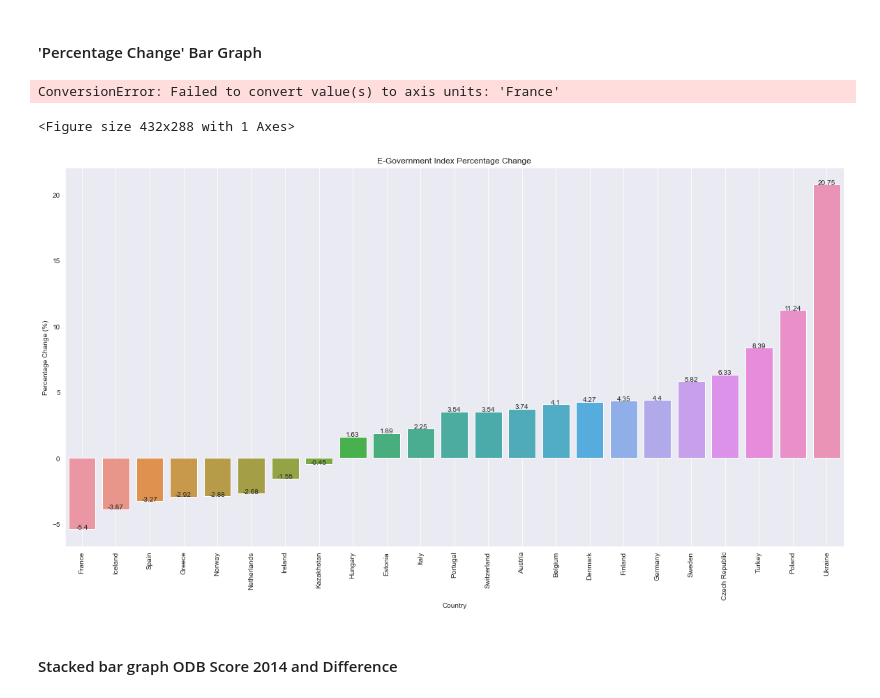
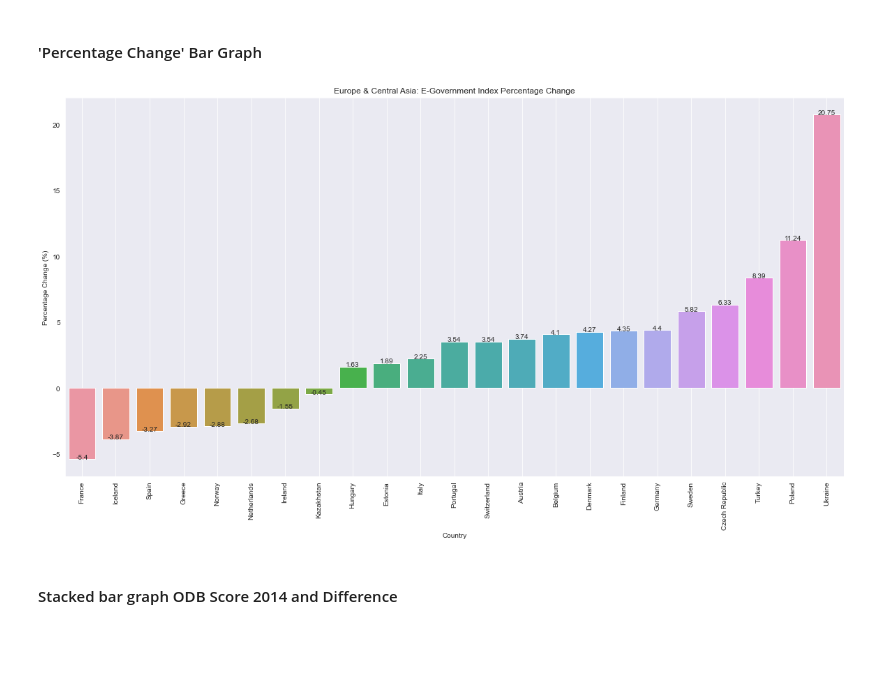
Before and after one commit to kreetigulati/Egovernance_and_OpenData, a Jupyter notebook: Kreeti/europe_percentagechange_difference.ipynb, the cells around one changed output. Drawn from its saved outputs; the diff is of its cells as text; code cells hidden in the pictures; blank space fills up the shorter version.

```diff
--- a/Kreeti/europe_percentagechange_difference.ipynb
+++ b/Kreeti/europe_percentagechange_difference.ipynb
@@ -139,13 +139,13 @@ df_1416_odbscore
 # %%
 df_1416_odbscore = df_1416_odbscore.sort_values(by="Percentage Change")
 df_1416_odbscore = df_1416_odbscore.reset_index(drop=True)
+
 x_axis = df_1416_odbscore["Country"]
 y_axis = df_1416_odbscore["Percentage Change"]
 
-
-for i, label in enumerate(df_1416_odbscore['Country']):
-    plt.text(x_axis[i], y_axis[i]+1,label, size=11, ha='center', va='center')
-
+def addlabels(x_axis,y_axis):
+    for i in range(len(x_axis)):
+        plt.text(i, y_axis[i], y_axis[i], ha = 'center')
 
 def weather_graphing(x_axis, y_axis, title, xlabel, ylabel):
     #graphing
@@ -158,3 +158,4 @@ def weather_graphing(x_axis, y_axis, title, xlabel, ylabel):
     plt.xticks(rotation=90)
     plt.grid()
     addlabels(x_axis, y_axis)
+    plt.savefig("../Images/Europe & Central Asia Open Data Barometer Score Percentage Change.png")
@@ -289,9 +287,9 @@ df_1416_egov = df_1416_egov.reset_index(drop=True)
 x_axis = df_1416_egov["Country"]
 y_axis = df_1416_egov["Percentage Change"]
 
-
-for i, label in enumerate(df_1416_egov['Country']):
-    plt.text(x_axis[i], y_axis[i]+1,label, size=11, ha='center', va='center')
+def addlabels(x_axis,y_axis):
+    for i in range(len(x_axis)):
+        plt.text(i, y_axis[i], y_axis[i], ha = 'center')
 
 
 def weather_graphing(x_axis, y_axis, title, xlabel, ylabel):
@@ -305,14 +303,12 @@ def weather_graphing(x_axis, y_axis, title, xlabel, ylabel):
     plt.xticks(rotation=90)
     plt.grid()
     addlabels(x_axis, y_axis)
+    plt.savefig("../Images/Europe & Central Asia E-Government Index Percentage Change.png")
-# %% [output]
-ConversionError: Failed to convert value(s) to axis units: 'France'
-<Figure size 432x288 with 1 Axes>
 # %%
-weather_graphing(x_axis, y_axis, "E-Government Index Percentage Change", "Country", "Percentage Change (%)")
+weather_graphing(x_axis, y_axis, "Europe & Central Asia: E-Government Index Percentage Change", "Country", "Percentage Change (%)")
 sns.set_style('darkgrid')
 # %% [output]
-[figure, old version]
+[figure, new version]
 # %% [markdown]
 #### Stacked bar graph ODB Score 2014 and Difference
 # %%
```
Also changed, not shown: parts of 1 cell of this notebook, 10 other files.
